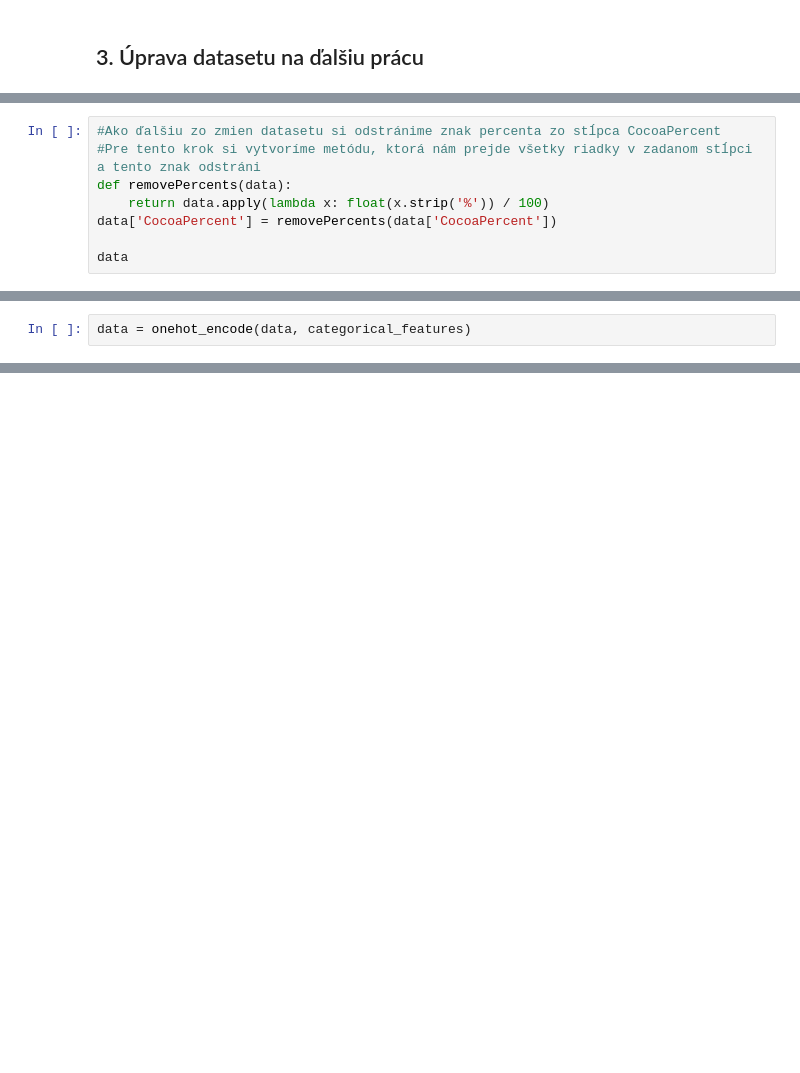
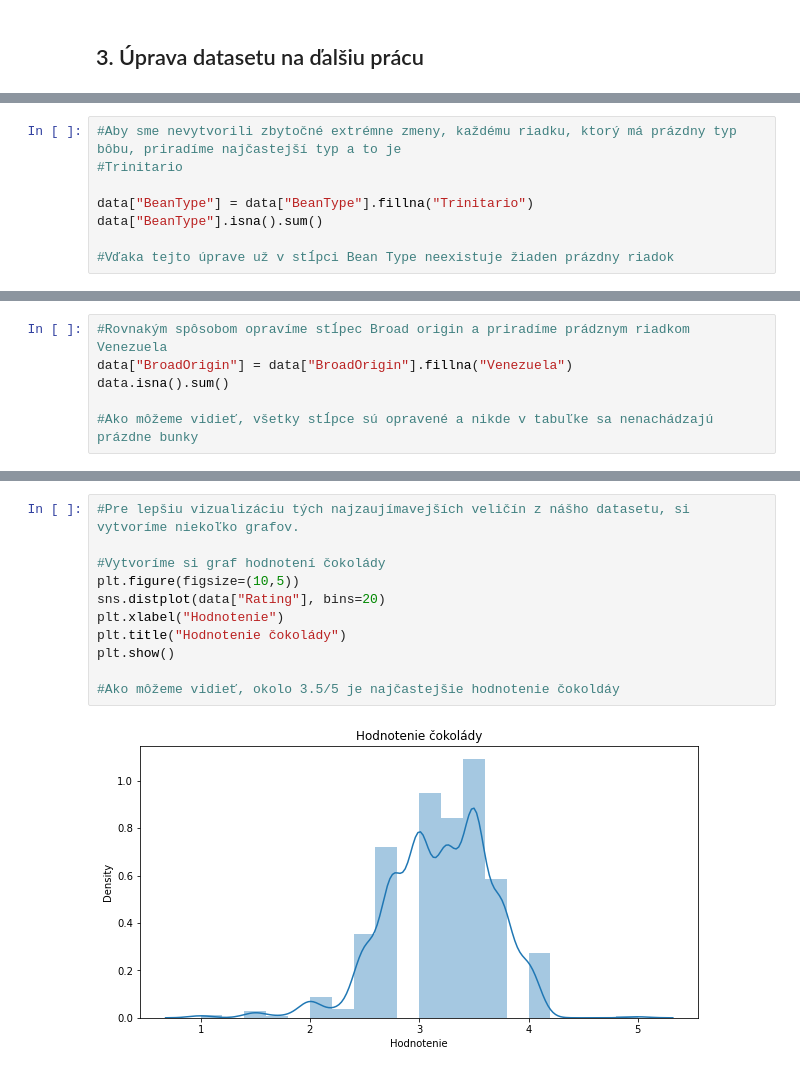
Before and after one commit to juraj-vanko/VankoJ_NS2021, a Jupyter notebook: VankoJ_NS2021.ipynb, the cells around one changed output, grey strips where cells are left out. Cells and saved outputs as stored; diff of their text form; blank space fills up the shorter version.

Commit message:
Change of code and comments
Z dôvodu chybovosti dát a zlej accuracy, zmena takmer celého kódu. Doplnenie grafov a komentárov a následne aj výslednej natrénovanosti

```diff
--- a/VankoJ_NS2021.ipynb
+++ b/VankoJ_NS2021.ipynb
@@ -153,8 +111,0 @@ data
-# %%
-#Ako ďalšiu zo zmien datasetu si odstránime znak percenta zo stĺpca CocoaPercent
-#Pre tento krok si vytvoríme metódu, ktorá nám prejde všetky riadky v zadanom stĺpci a tento znak odstráni
-def removePercents(data):
-    return data.apply(lambda x: float(x.strip('%')) / 100)
-data['CocoaPercent'] = removePercents(data['CocoaPercent'])
-
-data
@@ -219,2 +111,0 @@ def onehot_encode(data, columns):
-# %%
-data = onehot_encode(data, categorical_features)
@@ -415,0 +133,8 @@ model.evaluate(X_test, y_test)
+# %%
+#Aby sme nevytvorili zbytočné extrémne zmeny, každému riadku, ktorý má prázdny typ bôbu, priradíme najčastejší typ a to je
+#Trinitario
+
+data["BeanType"] = data["BeanType"].fillna("Trinitario")
+data["BeanType"].isna().sum()
+
+#Vďaka tejto úprave už v stĺpci Bean Type neexistuje žiaden prázdny riadok
@@ -415,0 +158,6 @@ model.evaluate(X_test, y_test)
+# %%
+#Rovnakým spôsobom opravíme stĺpec Broad origin a priradíme prádznym riadkom Venezuela
+data["BroadOrigin"] = data["BroadOrigin"].fillna("Venezuela")
+data.isna().sum()
+
+#Ako môžeme vidieť, všetky stĺpce sú opravené a nikde v tabuľke sa nenachádzajú prázdne bunky
@@ -415,0 +175,13 @@ model.evaluate(X_test, y_test)
+# %%
+#Pre lepšiu vizualizáciu tých najzaujímavejších veličín z nášho datasetu, si vytvoríme niekoľko grafov.
+
+#Vytvoríme si graf hodnotení čokolády
+plt.figure(figsize=(10,5))
+sns.distplot(data["Rating"], bins=20)
+plt.xlabel("Hodnotenie")
+plt.title("Hodnotenie čokolády")
+plt.show()
+
+#Ako môžeme vidieť, okolo 3.5/5 je najčastejšie hodnotenie čokoldáy
+# %% [output]
+[figure, added]
```
Also changed, not shown: parts of 45 cells of this notebook.
